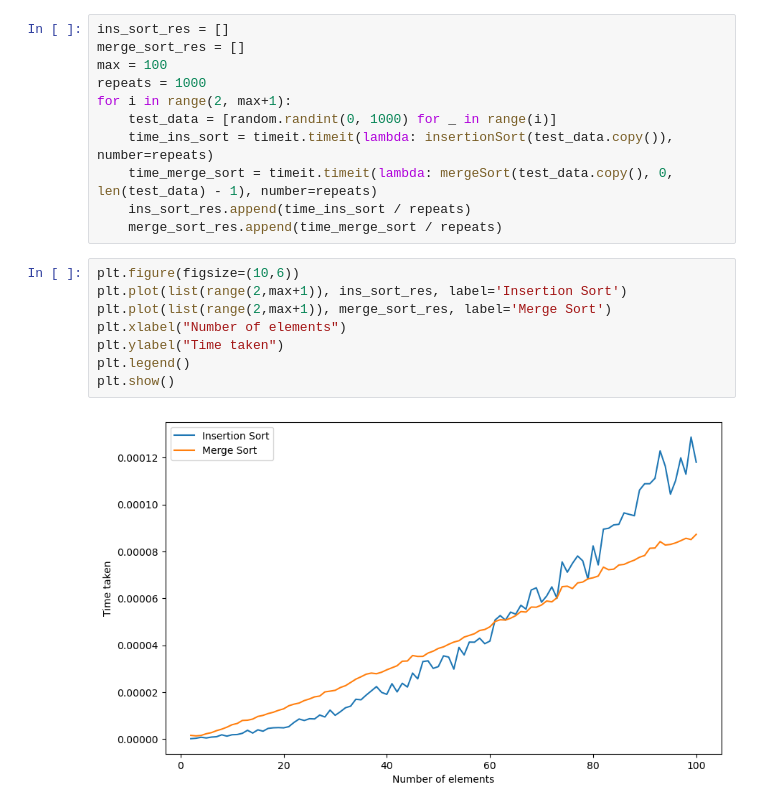
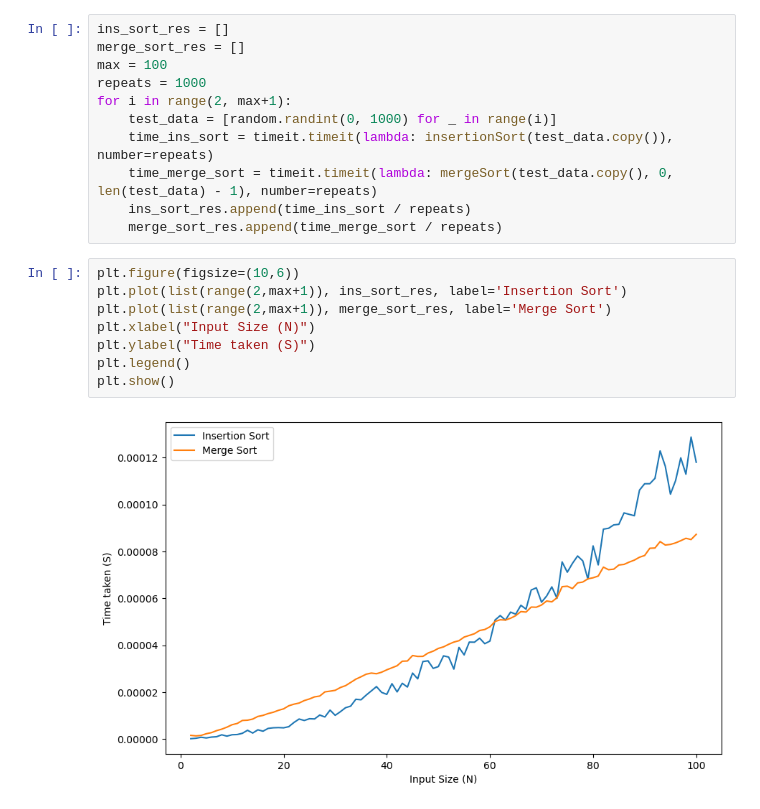
Before and after one commit to ShivasundharR/Merge-sort-vs-Insertion-sort, a Jupyter notebook: Merge sort vs Insertion sort.ipynb, the cells around one changed output. Drawn from its saved outputs; the diff is of its cells as text.

```diff
--- a/Merge sort vs Insertion sort.ipynb
+++ b/Merge sort vs Insertion sort.ipynb
@@ -82,10 +82,10 @@ for i in range(2, max+1):
 # %%
 plt.figure(figsize=(10,6))
 plt.plot(list(range(2,max+1)), ins_sort_res, label='Insertion Sort')
 plt.plot(list(range(2,max+1)), merge_sort_res, label='Merge Sort')
-plt.xlabel("Number of elements")
-plt.ylabel("Time taken")
+plt.xlabel("Input Size (N)")
+plt.ylabel("Time taken (S)")
 plt.legend()
 plt.show()
 # %% [output]
-[figure, old version]
+[figure, new version]
```
